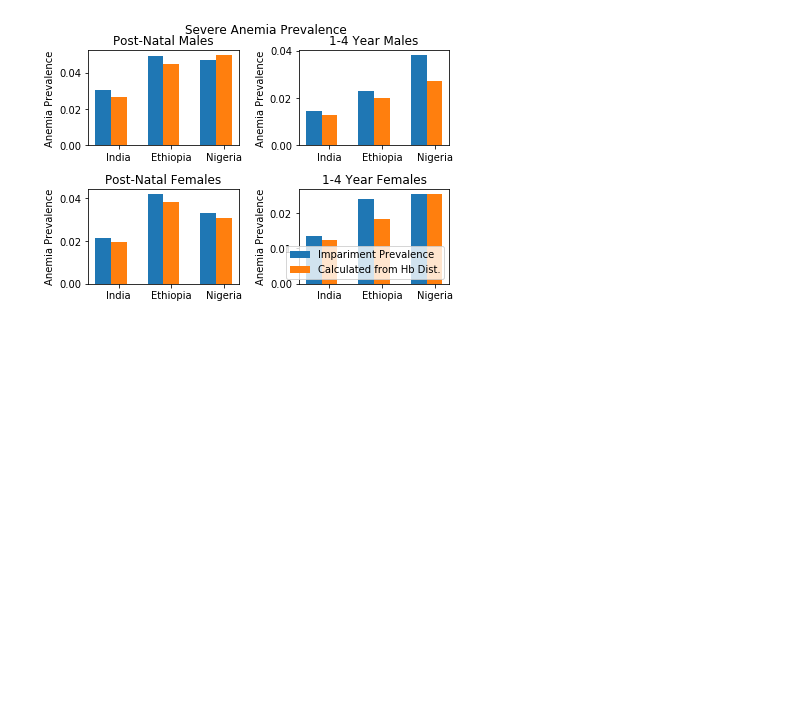
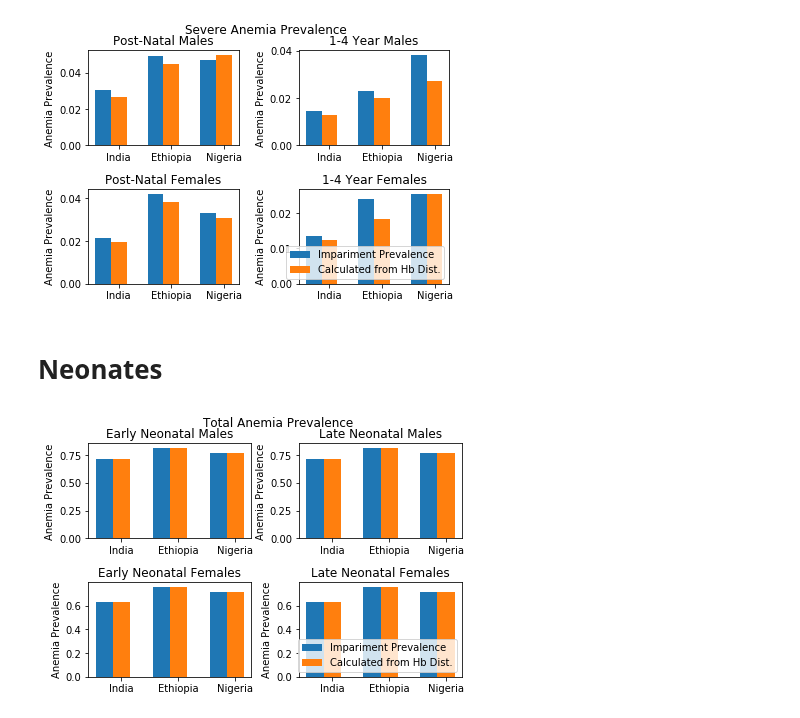
Before and after one commit to ihmeuw/vivarium_data_analysis, a Jupyter notebook: pre_processing/iron_deficiency_risk_factor/Hemoglobin distribution code.ipynb, the cells around one changed output. Saved outputs shown, nothing was run; the diff lists cells and outputs as text; code cells hidden in the pictures; blank space fills up the shorter version.

```diff
--- a/pre_processing/iron_deficiency_risk_factor/Hemoglobin distribution code.ipynb
+++ b/pre_processing/iron_deficiency_risk_factor/Hemoglobin distribution code.ipynb
@@ -432,3 +432,59 @@ plt.subplots_adjust(right=1.7, top=1.5)
 plt.tight_layout()
 # %% [output]
 [figure]
+# %% [markdown]
+
+# Neonates
+# %%
+# validation of cause list with anemia impairment prev
+# these should be equal
+# bar width
+barWidth = 0.3
+
+fig,axs = plt.subplots(2,2)
+
+model = total_anemia['val'].where(total_anemia['age_group_id'] == 2).where(total_anemia['sex_id'] == 1).dropna()
+gbd = merged['prev'].where(merged['age_group_id'] == 2).where(merged['sex_id'] == 1).dropna()
+a = np.arange(len(model))
+b = [x + barWidth for x in a]
+axs[0,0].bar(a, gbd, width=barWidth)
+axs[0,0].bar(b, model, width=barWidth)
+axs[0,0].set_title('Early Neonatal Males')
+
+model = total_anemia['val'].where(total_anemia['age_group_id'] == 3).where(total_anemia['sex_id'] == 1).dropna()
+gbd = merged['prev'].where(merged['age_group_id'] == 3).where(merged['sex_id'] == 1).dropna()
+a = np.arange(len(model))
+b = [x + barWidth for x in a]
+axs[0,1].bar(a, gbd, width=barWidth)
+axs[0,1].bar(b, model, width=barWidth)
+axs[0,1].set_title('Late Neonatal Males')
+
+model = total_anemia['val'].where(total_anemia['age_group_id'] == 2).where(total_anemia['sex_id'] == 2).dropna()
+gbd = merged['prev'].where(merged['age_group_id'] == 2).where(merged['sex_id'] == 2).dropna()
+a = np.arange(len(model))
+b = [x + barWidth for x in a]
+axs[1,0].bar(a, gbd, width=barWidth)
+axs[1,0].bar(b, model, width=barWidth)
+axs[1,0].set_title('Early Neonatal Females')
+
+model = total_anemia['val'].where(total_anemia['age_group_id'] == 3).where(total_anemia['sex_id'] == 2).dropna()
+gbd = merged['prev'].where(merged['age_group_id'] == 3).where(merged['sex_id'] == 2).dropna()
+a = np.arange(len(model))
+b = [x + barWidth for x in a]
+axs[1,1].bar(a, gbd, width=barWidth)
+axs[1,1].bar(b, model, width=barWidth)
+axs[1,1].set_title('Late Neonatal Females')
+
+
+plt.setp(axs, xticks=[r + barWidth for r in range(len(model))],
+         xticklabels=['India','Ethiopia','Nigeria'])
+
+for ax in axs.flat:
+    ax.set(ylabel='Anemia Prevalence')
+
+plt.legend(['Impariment Prevalence','Calculated from Hb Dist.'], loc='lower right')
+plt.suptitle('Total Anemia Prevalence',x=0.55, y=1)
+plt.subplots_adjust(right=1.7, top=1.5)
+plt.tight_layout()
+# %% [output]
+[figure, added]
```
Also changed, not shown: parts of 10 cells of this notebook.
